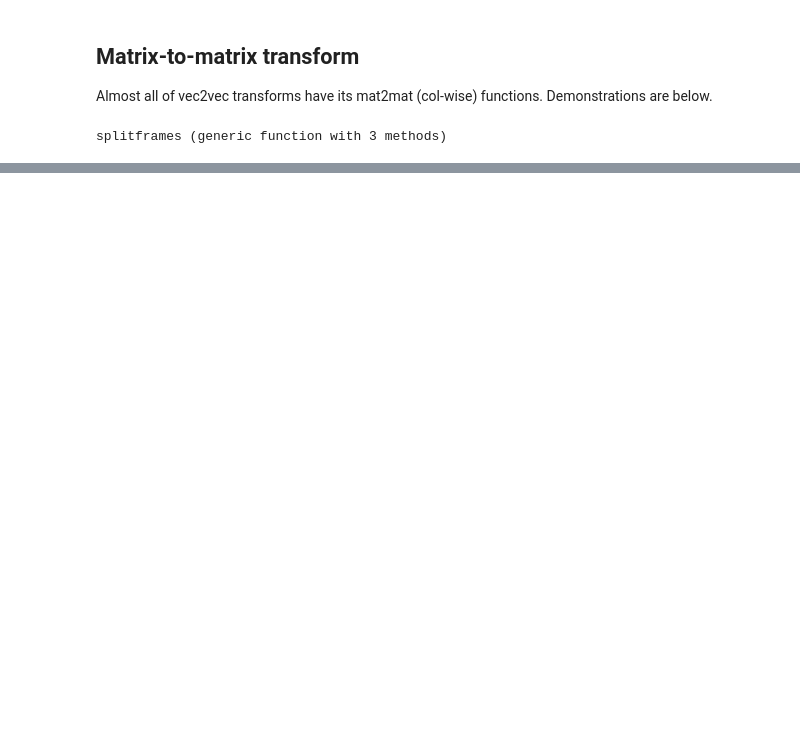
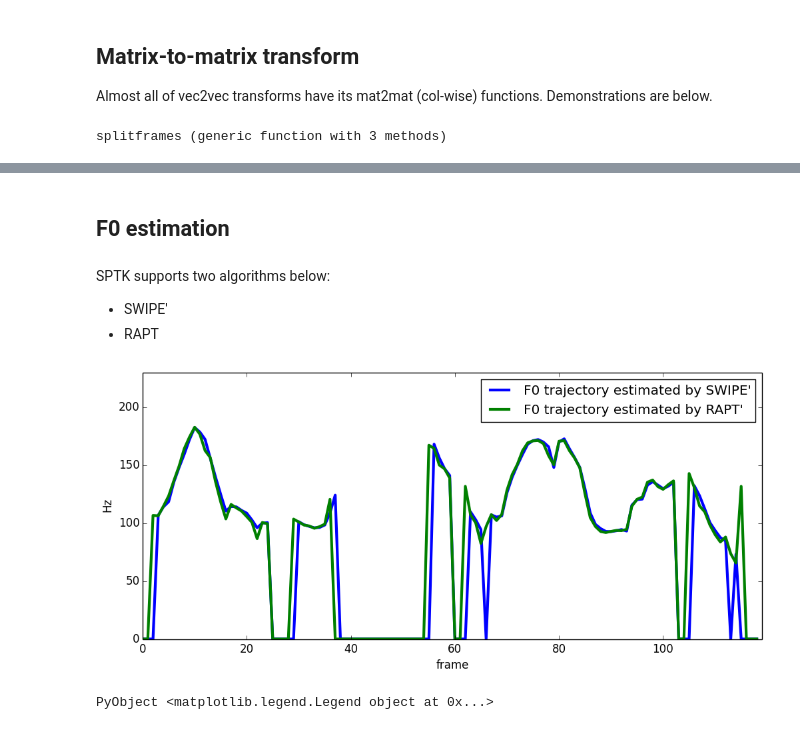
Before and after one commit to r9y9/SPTK.jl, a Jupyter notebook: examples/Introduction to SPTK.jl.ipynb, the cells around one changed output, grey strips where cells are left out. Saved outputs shown, nothing was run; the diff lists cells and outputs as text; code cells hidden in the pictures; blank space fills up the shorter version.

```diff
--- a/examples/Introduction to SPTK.jl.ipynb
+++ b/examples/Introduction to SPTK.jl.ipynb
@@ -160 +171,25 @@ colorbar()
 PyObject <matplotlib.colorbar.Colorbar instance at 0x...>
+# %% [markdown]
+## F0 estimation
+# %% [markdown]
+SPTK supports two algorithms below:
+
+- SWIPE'
+- RAPT
+# %%
+# SWIPE'
+f0_swipe = SPTK.swipe(x, fs, hopsize, otype=1)
+plot(f0_swipe, label="F0 trajectory estimated by SWIPE'", linewidth=3)
+
+# RAPT
+f0_rapt = SPTK.rapt(map(Float32, x), fs, hopsize, otype=1)
+plot(f0_rapt, label="F0 trajectory estimated by RAPT'", linewidth=3)
+
+xlim(0, length(f0_rapt))
+ylim(0, 230)
+xlabel("frame")
+ylabel("Hz")
+legend()
+# %% [output]
+[figure, added]
+PyObject <matplotlib.legend.Legend object at 0x...>
```
Also changed, not shown: parts of 20 cells of this notebook.
